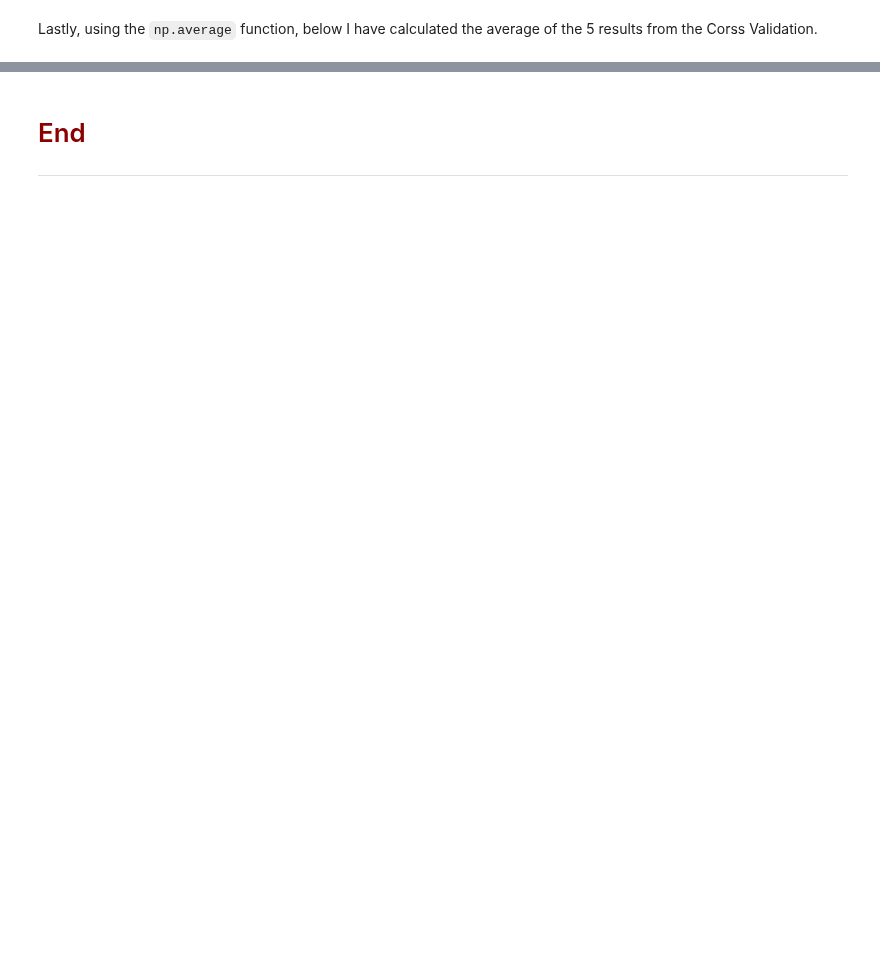
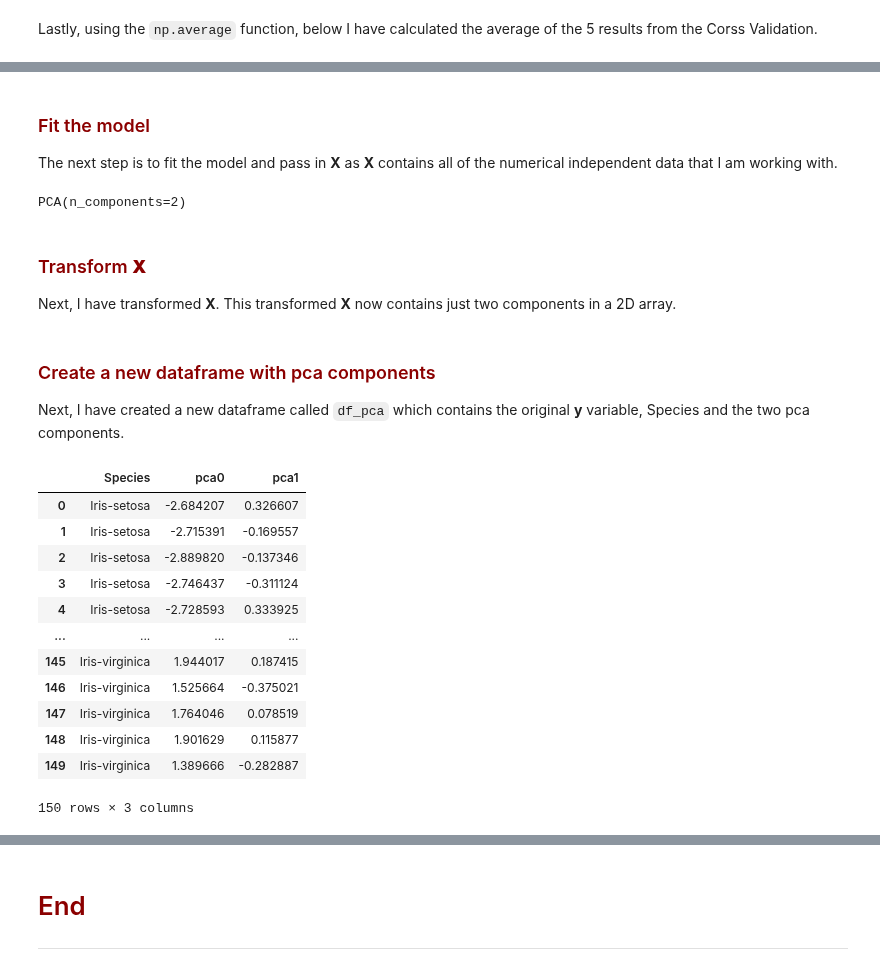
Before and after one commit to OCorry/machine_learning_and_statistics_2023, a Jupyter notebook: project.ipynb, the cells around one changed output, grey strips where cells are left out. Drawn from its saved outputs; the diff is of its cells as text; code cells hidden in the pictures; blank space fills up the shorter version.

```diff
--- a/project.ipynb
+++ b/project.ipynb
@@ -851,0 +884,11 @@ round(avg,2)
+# %% [markdown]
+### <span style="color:darkred">Fit the model</span>
+The next step is to fit the model and pass in **X** as **X** contains all of the numerical independent data that I am working with.
+# %%
+# Fit the data to pca
+pca.fit(X)
+# %% [output]
+PCA(n_components=2)
+# %% [markdown]
+### <span style="color:darkred">Transform **X**</span>
+Next, I have transformed **X**. This transformed **X** now contains just two components in a 2D array.
@@ -851,0 +902,30 @@ round(avg,2)
+# %% [markdown]
+### <span style="color:darkred">Create a new dataframe with pca components</span>
+
+Next, I have created a new dataframe called ``df_pca`` which contains the original **y** variable, Species and the two pca components.
+# %%
+# Create a pca dataframe using the Original Species column and the 2 new pca components
+
+df_pca = pd.DataFrame(df[["Species"]])
+
+# All the rows and column index 0 from X_pca
+df_pca['pca0'] = X_pca[:,0]
+
+# All the rows and column index 1 from X_pca
+df_pca['pca1'] = X_pca[:,1]
+# Show
+df_pca
+# %% [output]
+|  | Species | pca0 | pca1 |
+| 0 | Iris-setosa | -2.684207 | 0.326607 |
+| 1 | Iris-setosa | -2.715391 | -0.169557 |
+| 2 | Iris-setosa | -2.889820 | -0.137346 |
+| 3 | Iris-setosa | -2.746437 | -0.311124 |
+| 4 | Iris-setosa | -2.728593 | 0.333925 |
+| ... | ... | ... | ... |
+| 145 | Iris-virginica | 1.944017 | 0.187415 |
+| 146 | Iris-virginica | 1.525664 | -0.375021 |
+| 147 | Iris-virginica | 1.764046 | 0.078519 |
+| 148 | Iris-virginica | 1.901629 | 0.115877 |
+| 149 | Iris-virginica | 1.389666 | -0.282887 |
+150 rows × 3 columns
```
Also changed, not shown: parts of 33 cells of this notebook.
